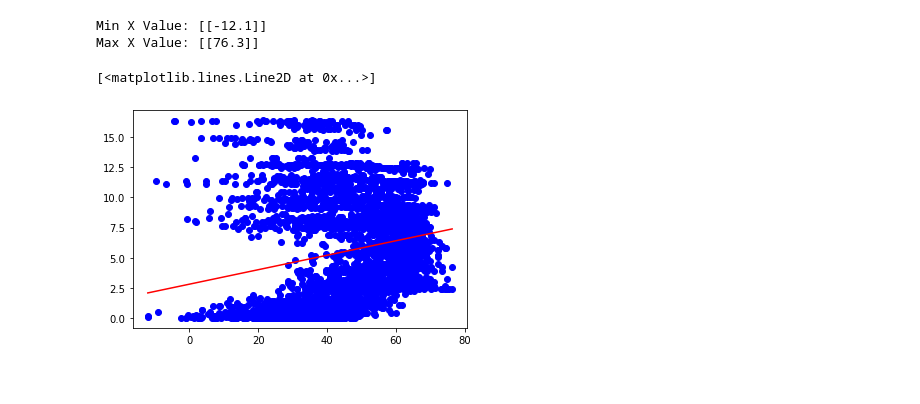
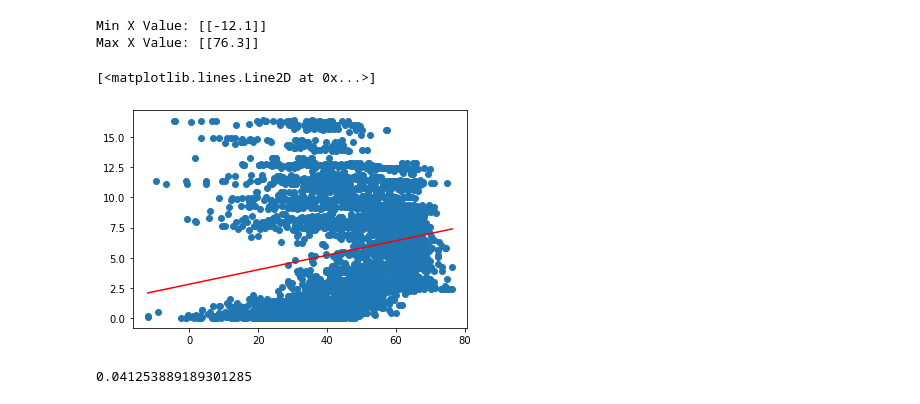
Before and after one commit to LiquidRonnie/Project-2, a Jupyter notebook: Project-2 Code/Linear Regression.ipynb, the cells around one changed output. Drawn from its saved outputs; the diff is of its cells as text; code cells hidden in the pictures.

```diff
--- a/Project-2 Code/Linear Regression.ipynb
+++ b/Project-2 Code/Linear Regression.ipynb
@@ -17,3 +17,5 @@ sea_lvl.head()
 | 3 | 2009-01-04 | 9.3 | 67.0 | 0.1 | 30.4 | ... |
 | 4 | 2009-01-05 | 23.5 | 30.0 | -5.3 | 29.9 | ... |
 5 rows × 23 columns
+# %%
+sea_lvl = sea_lvl.rename(columns={"Average dewpoint (°F)":"avg_dewpoint", "Average temperature (°F)":"avg_temp"})
@@ -67,8 +142,13 @@ Max X Value: [[76.3]]
 y_min = model.predict(x_min)
 y_max = model.predict(x_max)
 # %%
-plt.scatter(X, y, c='blue')
+plt.scatter(X, y)
 plt.plot([x_min[0], x_max[0]], [y_min[0], y_max[0]], c='red')
 # %% [output]
 [<matplotlib.lines.Line2D at 0x...>]
-[figure, old version]
+[figure, new version]
+# %%
+# Overall Score for the model
+model.score(X, y)
+# %% [output]
+0.041253889189301285
```
Also changed, not shown: parts of 14 cells of this notebook.
